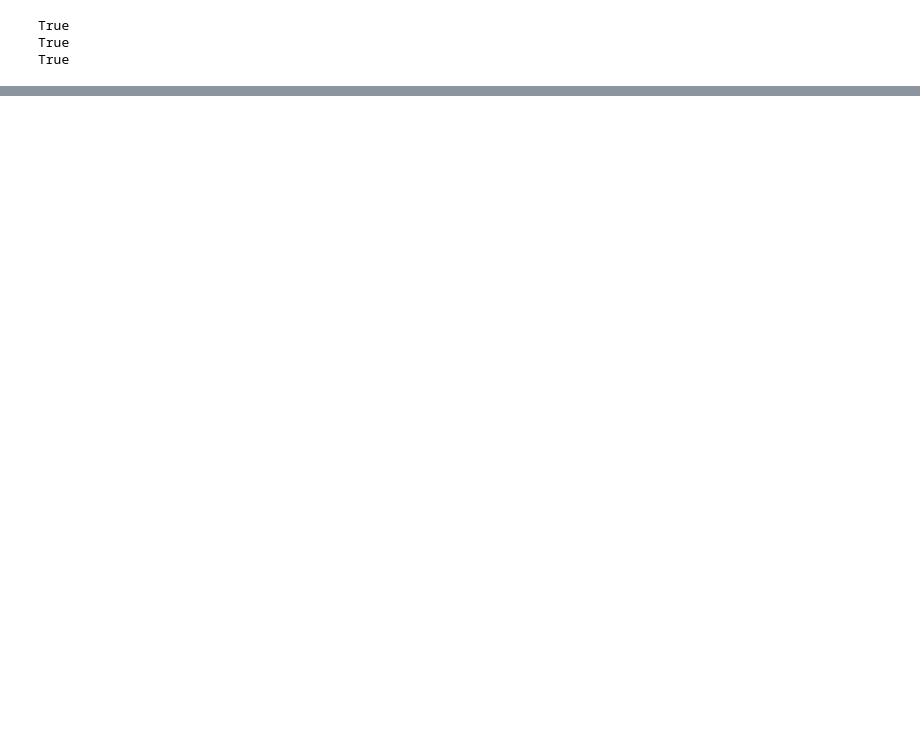
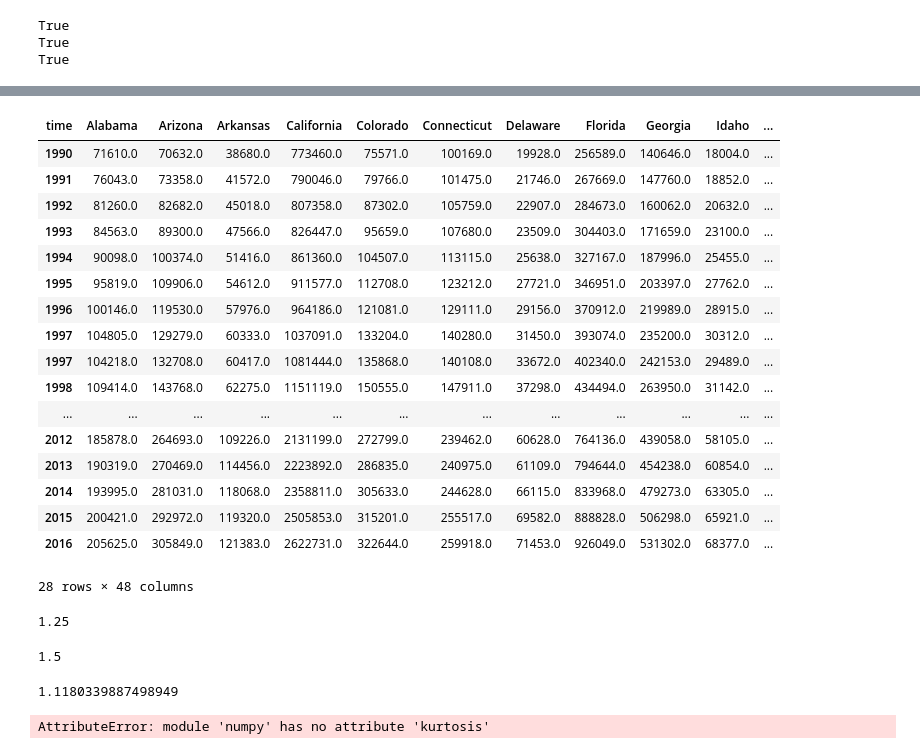
Before and after one commit to JonasPC/EnergyFinance, a Jupyter notebook: Untitled.ipynb, the cells around one changed output, grey strips where cells are left out. Cells and saved outputs as stored; diff of their text form; code cells hidden in the pictures; blank space fills up the shorter version.

```diff
--- a/Untitled.ipynb
+++ b/Untitled.ipynb
@@ -35,0 +43,38 @@ os.getcwd()
+# %%
+df_gdp
+# %% [output]
+| time | Alabama | Arizona | Arkansas | California | Colorado | Connecticut | Delaware | Florida | Georgia | Idaho | ... |
+| 1990 | 71610.0 | 70632.0 | 38680.0 | 773460.0 | 75571.0 | 100169.0 | 19928.0 | 256589.0 | 140646.0 | 18004.0 | ... |
+| 1991 | 76043.0 | 73358.0 | 41572.0 | 790046.0 | 79766.0 | 101475.0 | 21746.0 | 267669.0 | 147760.0 | 18852.0 | ... |
+| 1992 | 81260.0 | 82682.0 | 45018.0 | 807358.0 | 87302.0 | 105759.0 | 22907.0 | 284673.0 | 160062.0 | 20632.0 | ... |
+| 1993 | 84563.0 | 89300.0 | 47566.0 | 826447.0 | 95659.0 | 107680.0 | 23509.0 | 304403.0 | 171659.0 | 23100.0 | ... |
+| 1994 | 90098.0 | 100374.0 | 51416.0 | 861360.0 | 104507.0 | 113115.0 | 25638.0 | 327167.0 | 187996.0 | 25455.0 | ... |
+| 1995 | 95819.0 | 109906.0 | 54612.0 | 911577.0 | 112708.0 | 123212.0 | 27721.0 | 346951.0 | 203397.0 | 27762.0 | ... |
+| 1996 | 100146.0 | 119530.0 | 57976.0 | 964186.0 | 121081.0 | 129111.0 | 29156.0 | 370912.0 | 219989.0 | 28915.0 | ... |
+| 1997 | 104805.0 | 129279.0 | 60333.0 | 1037091.0 | 133204.0 | 140280.0 | 31450.0 | 393074.0 | 235200.0 | 30312.0 | ... |
+| 1997 | 104218.0 | 132708.0 | 60417.0 | 1081444.0 | 135868.0 | 140108.0 | 33672.0 | 402340.0 | 242153.0 | 29489.0 | ... |
+| 1998 | 109414.0 | 143768.0 | 62275.0 | 1151119.0 | 150555.0 | 147911.0 | 37298.0 | 434494.0 | 263950.0 | 31142.0 | ... |
+| ... | ... | ... | ... | ... | ... | ... | ... | ... | ... | ... | ... |
+| 2012 | 185878.0 | 264693.0 | 109226.0 | 2131199.0 | 272799.0 | 239462.0 | 60628.0 | 764136.0 | 439058.0 | 58105.0 | ... |
+| 2013 | 190319.0 | 270469.0 | 114456.0 | 2223892.0 | 286835.0 | 240975.0 | 61109.0 | 794644.0 | 454238.0 | 60854.0 | ... |
+| 2014 | 193995.0 | 281031.0 | 118068.0 | 2358811.0 | 305633.0 | 244628.0 | 66115.0 | 833968.0 | 479273.0 | 63305.0 | ... |
+| 2015 | 200421.0 | 292972.0 | 119320.0 | 2505853.0 | 315201.0 | 255517.0 | 69582.0 | 888828.0 | 506298.0 | 65921.0 | ... |
+| 2016 | 205625.0 | 305849.0 | 121383.0 | 2622731.0 | 322644.0 | 259918.0 | 71453.0 | 926049.0 | 531302.0 | 68377.0 | ... |
+28 rows × 48 columns
+# %%
+data = [1,2,3,4,1,1,1,1,1,0]
+moment(data, moment=3)
+# %% [output]
+1.25
+# %%
+np.mean(data)
+# %% [output]
+1.5
+# %%
+np.std(data)
+# %% [output]
+1.1180339887498949
+# %%
+np.kurtosis(data)
+# %% [output]
+AttributeError: module 'numpy' has no attribute 'kurtosis'
```
Also changed, not shown: parts of 6 cells of this notebook, 2 other files.
